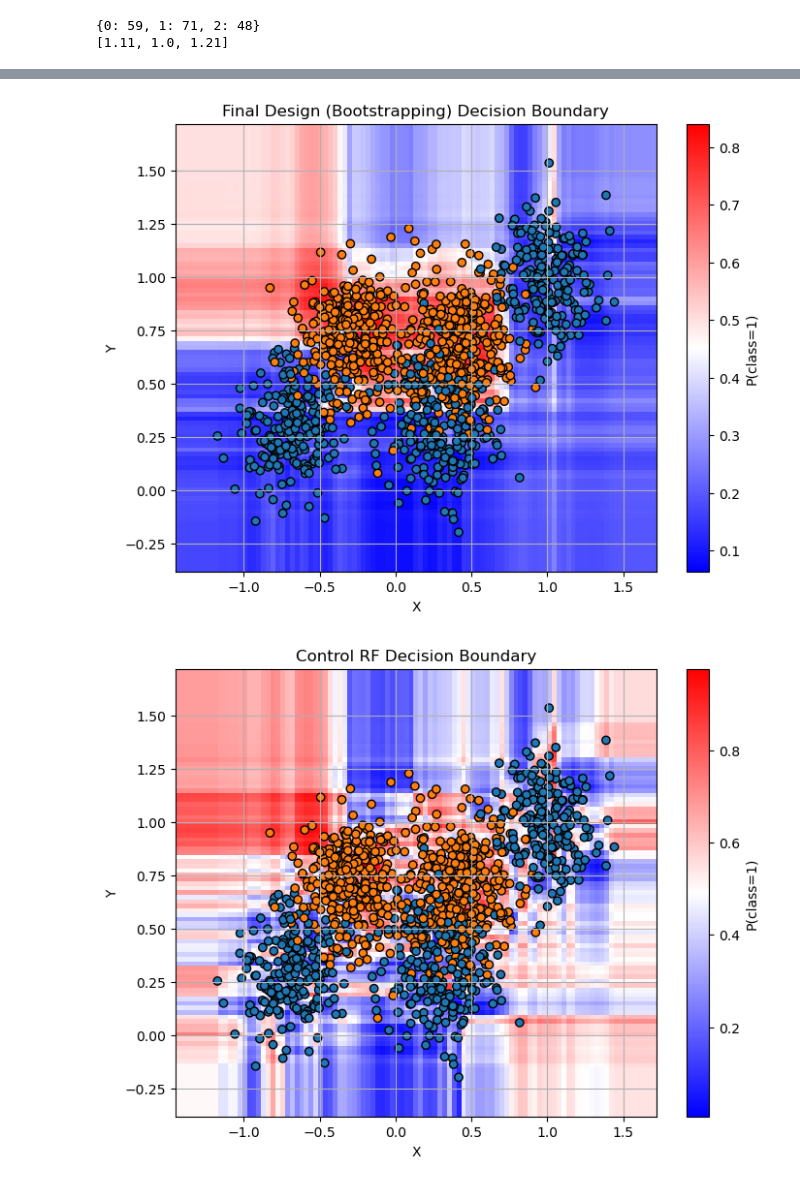
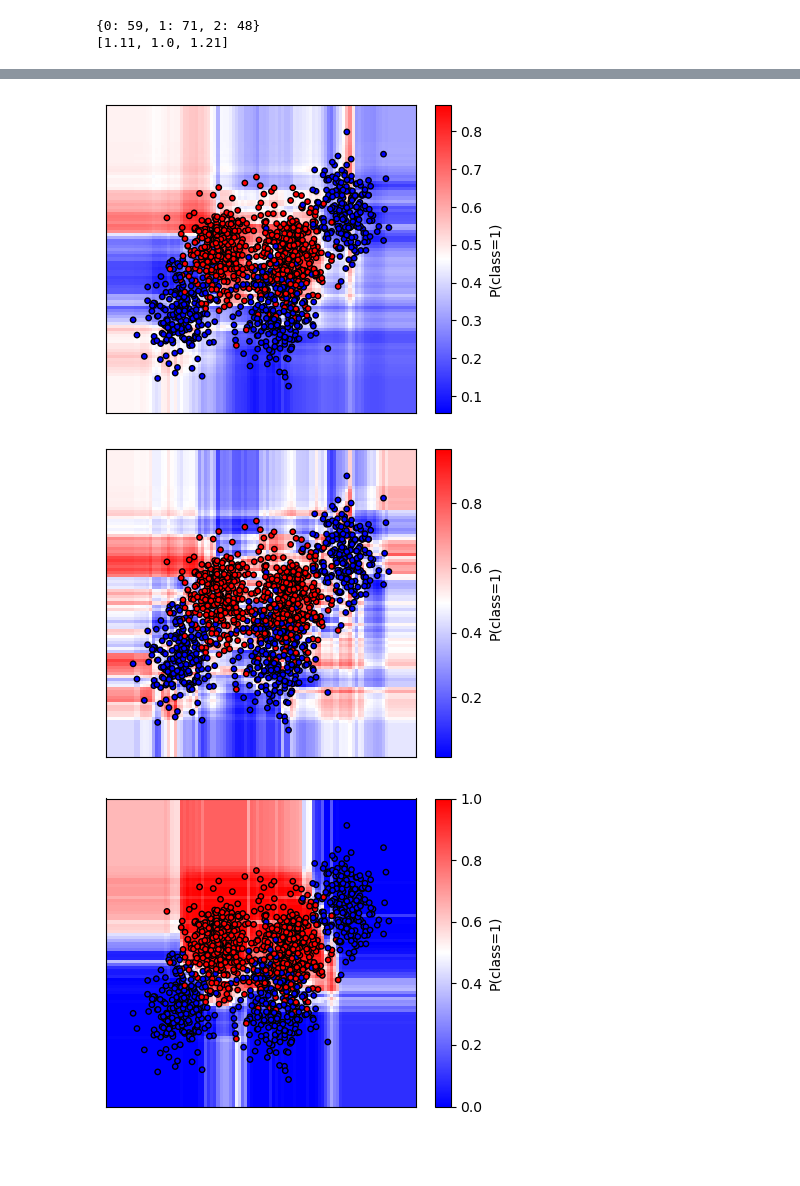
Before and after one commit to JElder03/ECM3401-Coursework, a Jupyter notebook: Final Desing/Experiments Noise Types.ipynb, the cells around one changed output, grey strips where cells are left out. Drawn from its saved outputs; the diff is of its cells as text; code cells hidden in the pictures; blank space fills up the shorter version.

```diff
--- a/Final Desing/Experiments Noise Types.ipynb
+++ b/Final Desing/Experiments Noise Types.ipynb
@@ -322,55 +313,64 @@ xx, yy = np.meshgrid(
 grid = np.c_[xx.ravel(), yy.ravel()]
 
 # Get predicted probabilities for each point in the grid
-y_mislabelled = pair_noise(np.copy(data.target), 0.4, len(set(data.target)), seed=SEED)
+y_mislabelled = pair_noise(np.copy(data.target), 0.45, seed=SEED)
 probs_all = np.zeros(xx.shape)
 probs_ctrl_all = np.zeros(xx.shape)
 
-for trial in range(35):
+for trial in range(TRIALS):
     rf, _ = train(RandomForestClassifier, data.data, y_mislabelled, 10, 10, bootstrapping=True)
     ctrl = RandomForestClassifier(random_state= SEED + trial)
     ctrl.fit(data.data, y_mislabelled)
 
     probs = rf.predict_proba(grid)[:, 1]
     probs_all += probs.reshape(xx.shape)
     probs = ctrl.predict_proba(grid)[:, 1]
     probs_ctrl_all += probs.reshape(xx.shape)
 
 probs_all /= TRIALS
 probs_ctrl_all /= TRIALS
 probs_real = clf.predict_proba(grid)[:, 1].reshape(xx.shape)
 
 # Plot the decision boundary
-plt.figure(figsize=(8, 6))
+plt.figure(figsize=FIG_SIZE)
 contour = plt.pcolormesh(xx, yy, probs_all, cmap='bwr', shading='auto')
 cbar = plt.colorbar(contour, label=f'P(class={1})')
 cbar.set_label(f'P(class={1})', fontsize=FONT_SIZE)
 
 # Overlay the original data points
-plt.scatter(X[:, 0], X[:, 1], c=y, edgecolor='k', cmap=ListedColormap(['#1f77b4', '#ff7f0e']))
-plt.title("Final Design (Bootstrapping) Decision Boundary")
-plt.xlabel(fontsize=FONT_SIZE, xlabel = "X")
-plt.ylabel(fontsize=FONT_SIZE, ylabel = "Y")
-plt.xticks(fontsize=FONT_SIZE)
-plt.yticks(fontsize=FONT_SIZE)
+plt.scatter(X[:, 0], X[:, 1], c=y, edgecolor='k', cmap='bwr', s=15)
+plt.xticks([])
+plt.yticks([])
 plt.grid(True)
 plt.show()
 
 # Plot the decision boundary
-plt.figure(figsize=(8, 6))
+plt.figure(figsize=FIG_SIZE)
 contour = plt.pcolormesh(xx, yy, probs_ctrl_all, cmap='bwr', shading='auto')
 cbar = plt.colorbar(contour, label=f'P(class={1})')
 cbar.set_label(f'P(class={1})', fontsize=FONT_SIZE)
 
+
 # Overlay the original data points
-plt.scatter(X[:, 0], X[:, 1], c=y, edgecolor='k', cmap=ListedColormap(['#1f77b4', '#ff7f0e']))
-plt.title("Control RF Decision Boundary")
-plt.xlabel(fontsize=FONT_SIZE, xlabel = "X")
-plt.ylabel(fontsize=FONT_SIZE, ylabel = "Y")
-plt.xticks(fontsize=FONT_SIZE)
-plt.yticks(fontsize=FONT_SIZE)
+plt.scatter(X[:, 0], X[:, 1], c=y, edgecolor='k', cmap='bwr', s=15)
+plt.xticks([])
+plt.yticks([])
 plt.grid(True)
 plt.show()
+
+# Plot the decision boundary
+plt.figure(figsize=FIG_SIZE)
+contour = plt.pcolormesh(xx, yy, probs_real, cmap='bwr', shading='auto')
+cbar = plt.colorbar(contour, label=f'P(class={1})')
+cbar.set_label(f'P(class={1})', fontsize=FONT_SIZE)
+
+# Overlay the original data points
+plt.scatter(X[:, 0], X[:, 1], c=y, edgecolor='k', cmap='bwr', s=15)
+plt.xticks([])
+plt.yticks([])
+plt.grid(True)
+plt.show()
 # %% [output]
-[figure, old version]
+[figure, new version]
-[figure, old version]
+[figure, new version]
+[figure, added]
```
Also changed, not shown: parts of 7 cells of this notebook, 30 other files.
